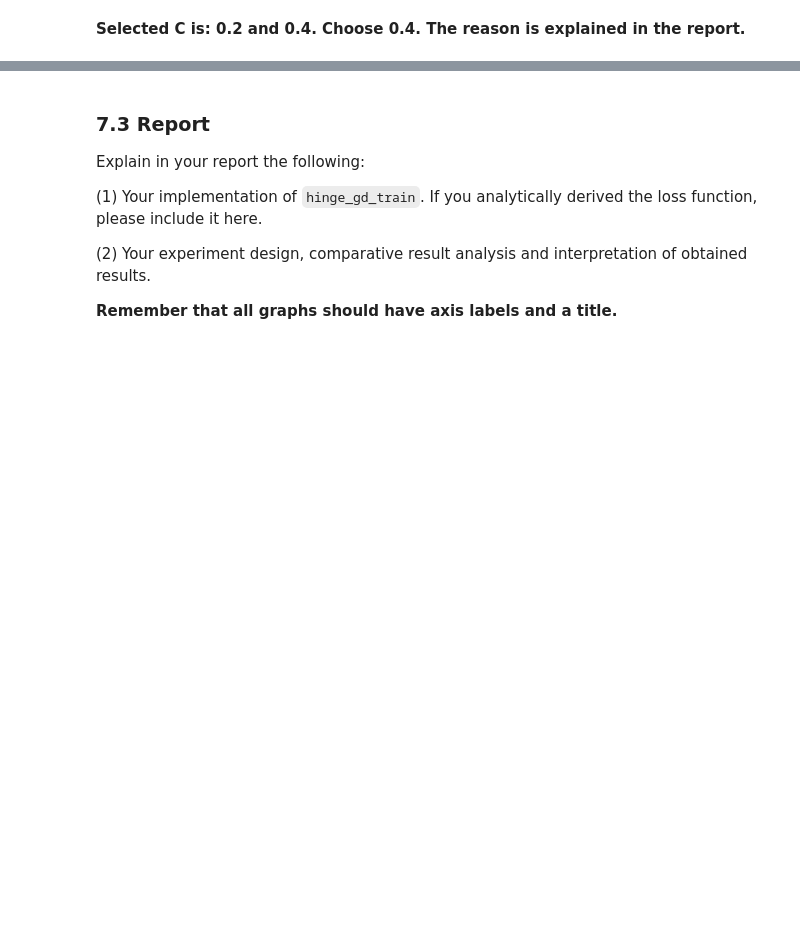
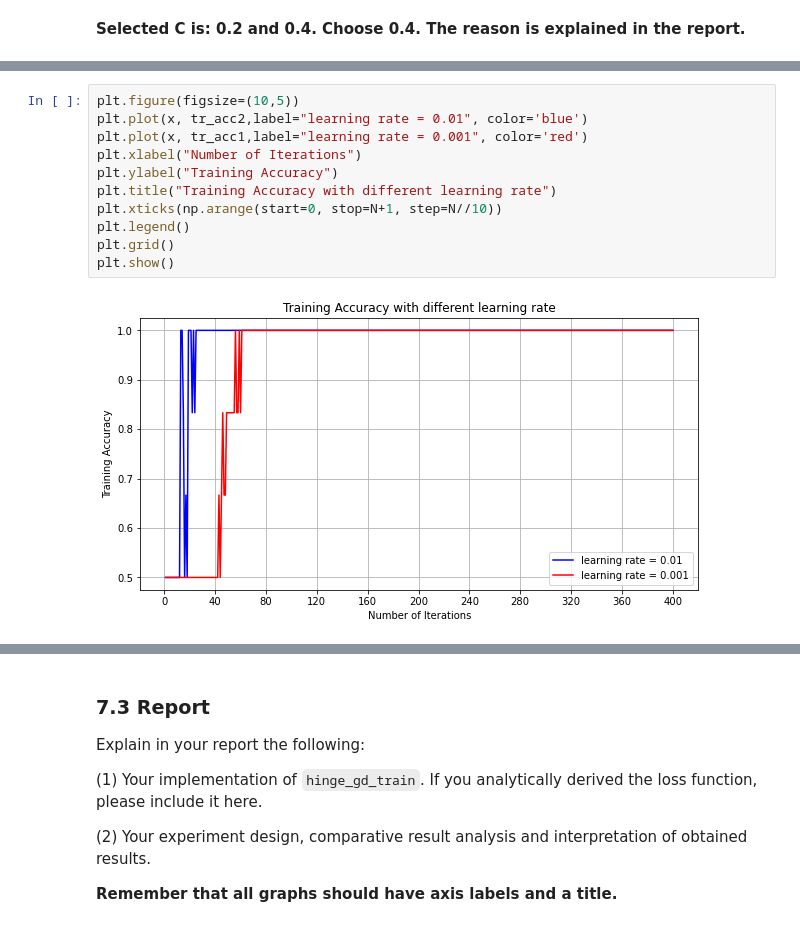
Before and after one commit to ZyWang7/Face-Recognition, a Jupyter notebook: 24112-Lab2-S-Practice2.ipynb, the cells around one changed output, grey strips where cells are left out. Drawn from its saved outputs; the diff is of its cells as text; blank space fills up the shorter version.

```diff
--- a/24112-Lab2-S-Practice2.ipynb
+++ b/24112-Lab2-S-Practice2.ipynb
@@ -883,0 +922,13 @@ evaluate(N, learn_rate, tr_1_30_data, tr_1_30_label, te_1_30_data, te_1_30_label
+# %%
+plt.figure(figsize=(10,5))
+plt.plot(x, tr_acc2,label="learning rate = 0.01", color='blue')
+plt.plot(x, tr_acc1,label="learning rate = 0.001", color='red')
+plt.xlabel("Number of Iterations")
+plt.ylabel("Training Accuracy")
+plt.title("Training Accuracy with different learning rate")
+plt.xticks(np.arange(start=0, stop=N+1, step=N//10))
+plt.legend()
+plt.grid()
+plt.show()
+# %% [output]
+[figure, added]
```
Also changed, not shown: parts of 18 cells of this notebook.
